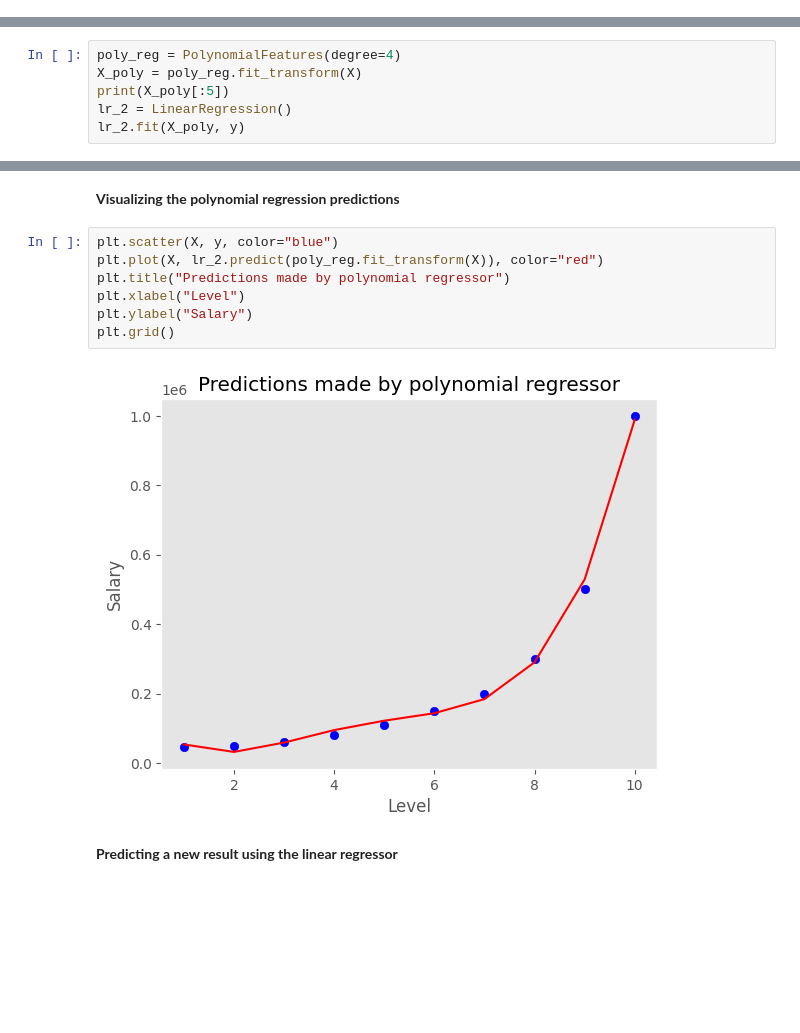
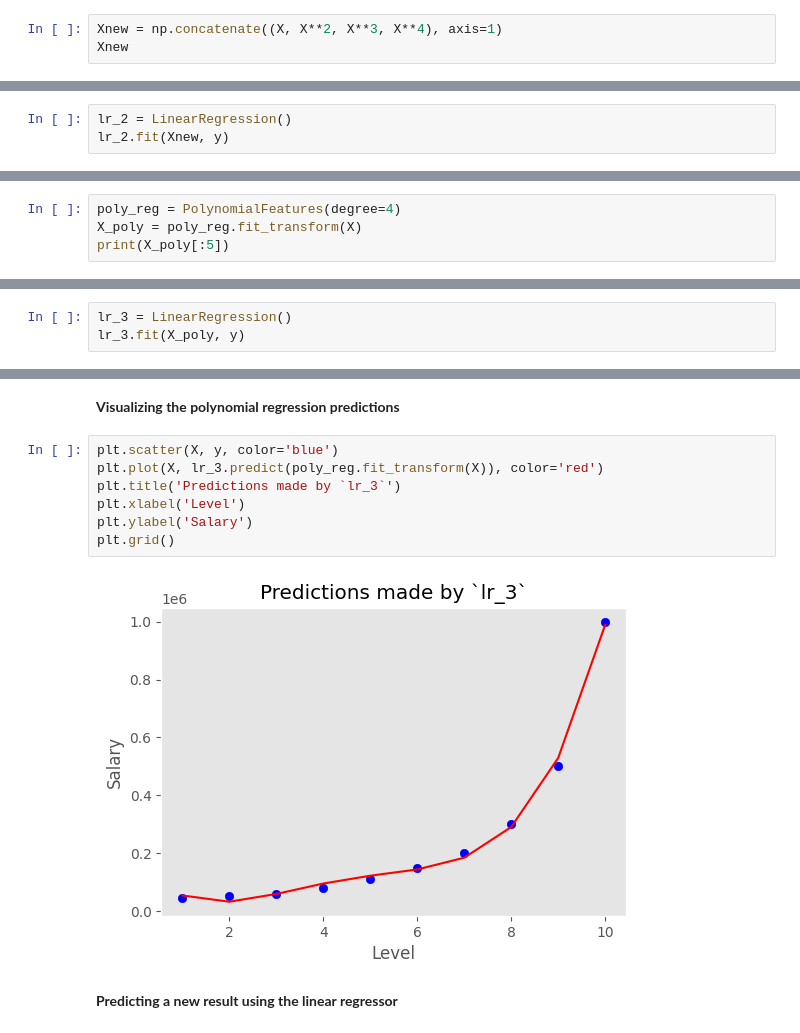
Before and after one commit to a-mhamdi/mlpy, a Jupyter notebook: Codes/Python/polynomial-regression.ipynb, the cells around one changed output, grey strips where cells are left out. Cells and saved outputs as stored; diff of their text form; blank space fills up the shorter version.

```diff
--- a/Codes/Python/polynomial-regression.ipynb
+++ b/Codes/Python/polynomial-regression.ipynb
@@ -118,0 +112,3 @@ plt.grid()
+# %%
+Xnew = np.concatenate((X, X**2, X**3, X**4), axis=1)
+Xnew
@@ -118,0 +126,3 @@ plt.grid()
+# %%
+lr_2 = LinearRegression()
+lr_2.fit(Xnew, y)
@@ -124,8 +145,6 @@ The goal is to find the polynomial equation that best fits the data. The polynom
 poly_reg = PolynomialFeatures(degree=4)
 X_poly = poly_reg.fit_transform(X)
 print(X_poly[:5])
-lr_2 = LinearRegression()
-lr_2.fit(X_poly, y)
 # %% [output]
 [[  1.   1.   1.   1.   1.]
  [  1.   2.   4.   8.  16.]
@@ -135,0 +154,3 @@ LinearRegression()
+# %%
+lr_3 = LinearRegression()
+lr_3.fit(X_poly, y)
@@ -138,14 +161,14 @@ The code shown above has created a polynomial transformer that transforms the in
 # %% [markdown]
 **Visualizing the polynomial regression predictions**
 # %%
-plt.scatter(X, y, color="blue")
-plt.plot(X, lr_2.predict(poly_reg.fit_transform(X)), color="red")
-plt.title("Predictions made by polynomial regressor")
-plt.xlabel("Level")
-plt.ylabel("Salary")
+plt.scatter(X, y, color='blue')
+plt.plot(X, lr_3.predict(poly_reg.fit_transform(X)), color='red')
+plt.title('Predictions made by `lr_3`')
+plt.xlabel('Level')
+plt.ylabel('Salary')
 plt.grid()
 # %% [output]
-[figure, old version]
+[figure, new version]
 # %% [markdown]
 **Predicting a new result using the linear regressor**
 # %%
```
Also changed, not shown: parts of 23 cells of this notebook, 2 other files.
